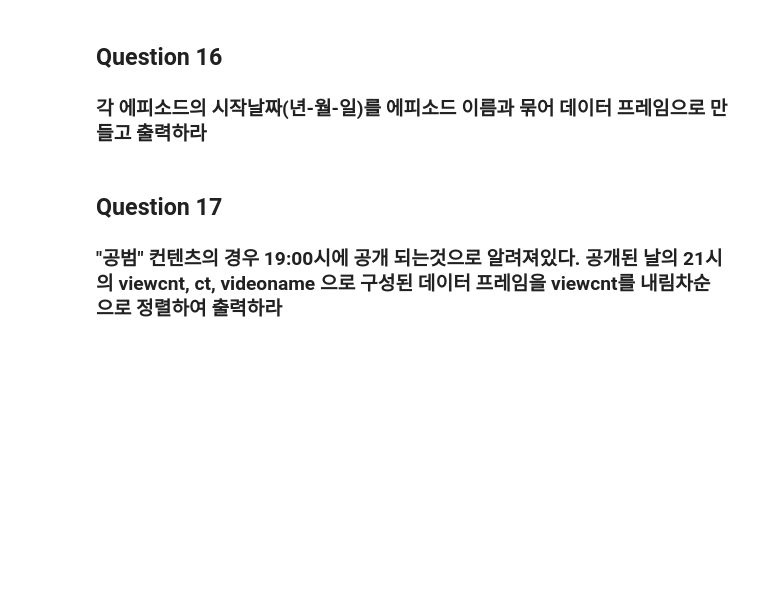
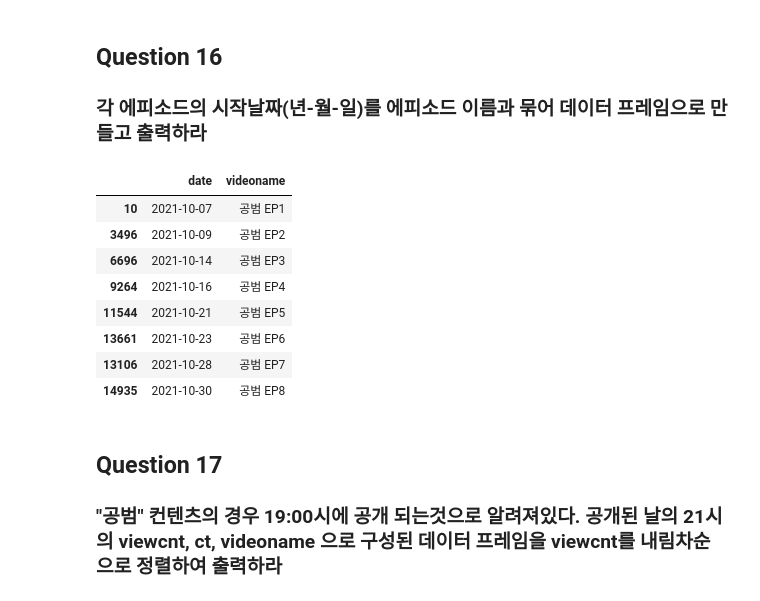
Before and after one commit to applesatang/my, a Jupyter notebook: pandas/1q.ipynb, the cells around one changed output. Cells and saved outputs as stored; diff of their text form; code cells hidden in the pictures; blank space fills up the shorter version.

```diff
--- a/pandas/1q.ipynb
+++ b/pandas/1q.ipynb
@@ -320,6 +322,20 @@ ep1
 # %% [markdown]
 ## Question 16
 ### **각 에피소드의 시작날짜(년-월-일)를 에피소드 이름과 묶어 데이터 프레임으로 만들고 출력하라**
+# %%
+v1 = video.copy()
+v1['date'] = v1.ct.dt.date
+v1.sort_values('ct').drop_duplicates('videoname', keep = 'first')[['date','videoname']]
+# %% [output]
+|  | date | videoname |
+| 10 | 2021-10-07 | 공범 EP1 |
+| 3496 | 2021-10-09 | 공범 EP2 |
+| 6696 | 2021-10-14 | 공범 EP3 |
+| 9264 | 2021-10-16 | 공범 EP4 |
+| 11544 | 2021-10-21 | 공범 EP5 |
+| 13661 | 2021-10-23 | 공범 EP6 |
+| 13106 | 2021-10-28 | 공범 EP7 |
+| 14935 | 2021-10-30 | 공범 EP8 |
 # %% [markdown]
 ## Question 17
 ### **"공범" 컨텐츠의 경우 19:00시에 공개 되는것으로 알려져있다. 공개된 날의 21시의 viewcnt, ct, videoname 으로 구성된 데이터 프레임을 viewcnt를 내림차순으로 정렬하여 출력하라**
```
Also changed, not shown: parts of 8 cells of this notebook.
